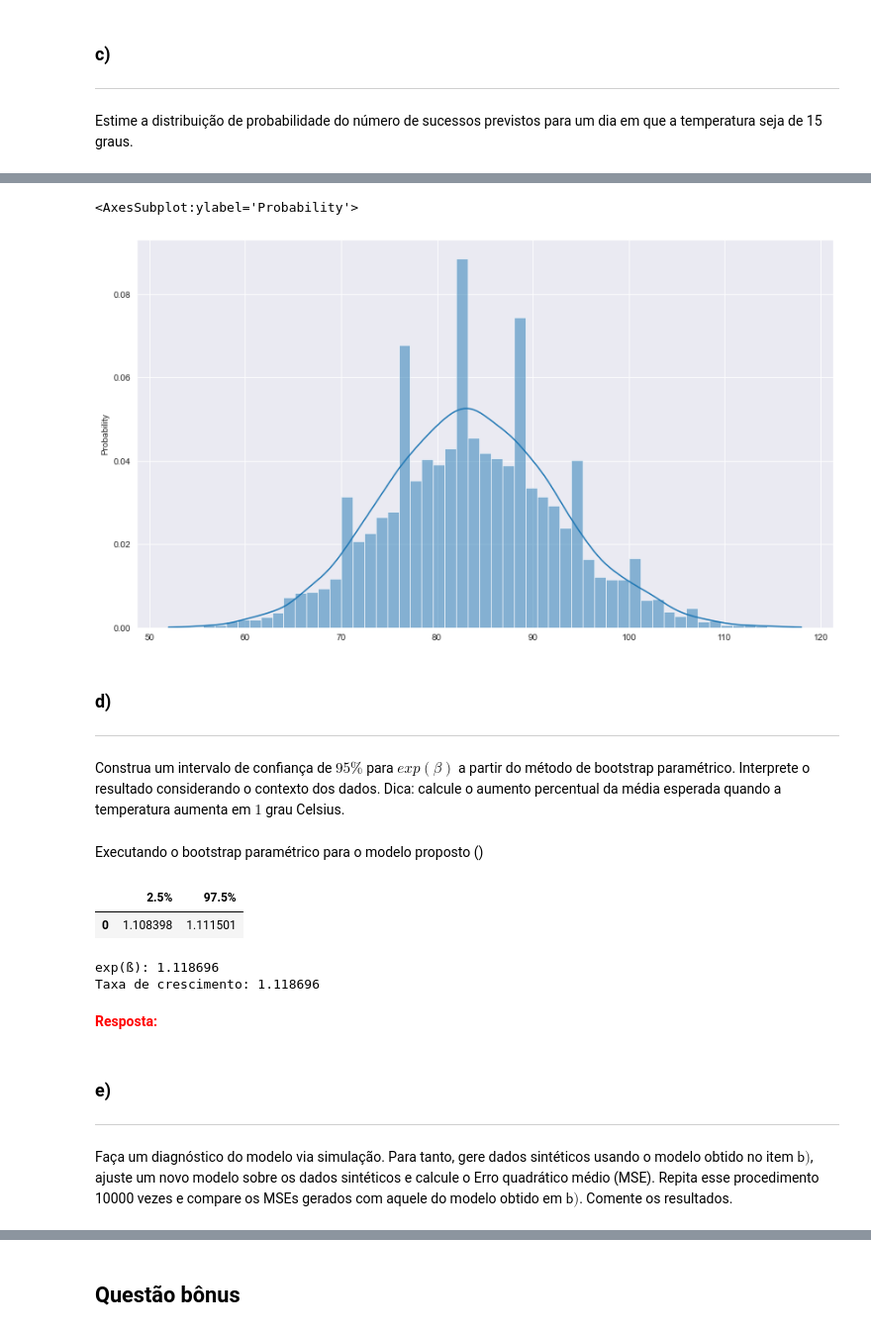
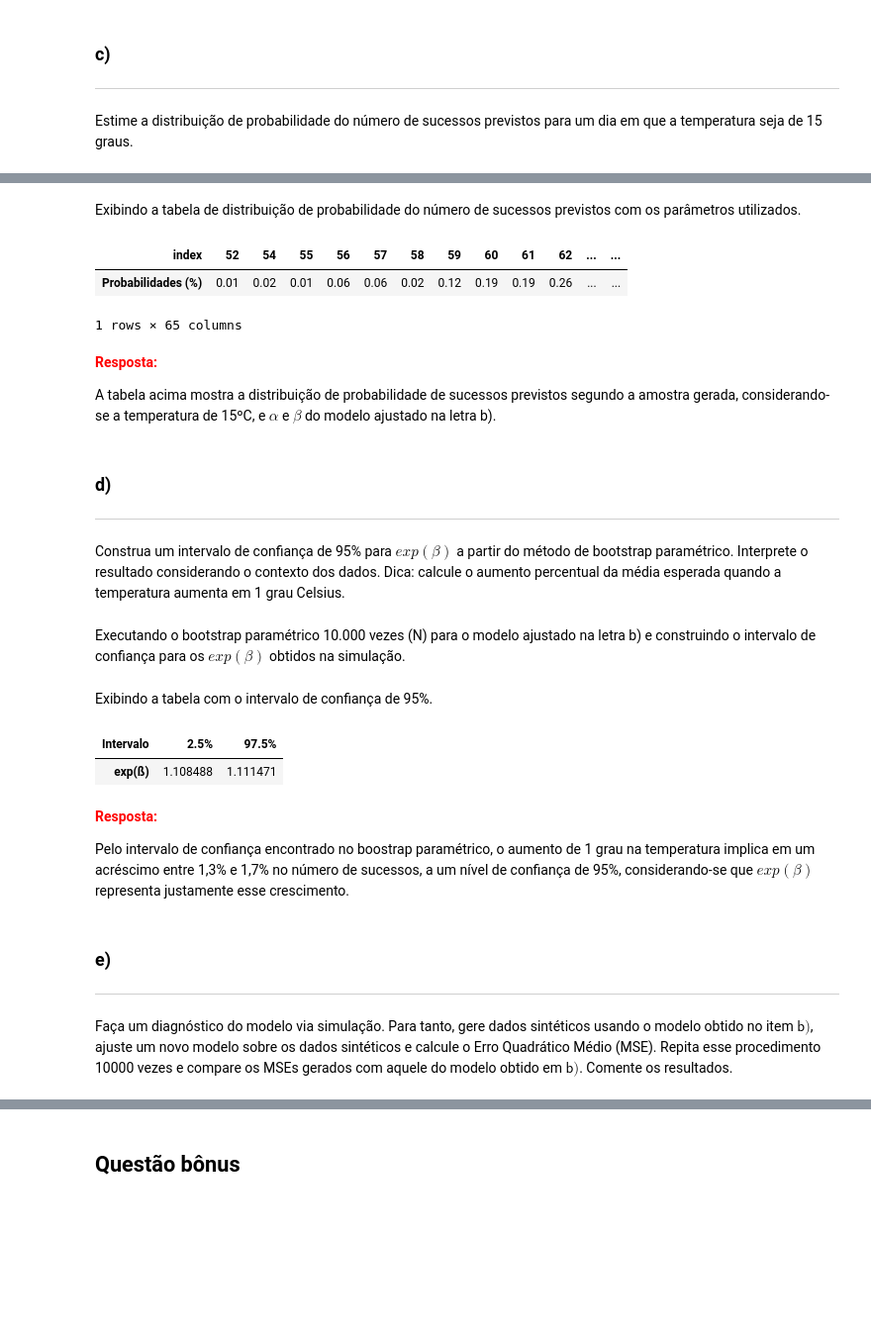
Before and after one commit to pauloceliojr/mcimd-listas, a Jupyter notebook: Lista 2/Lista_2.ipynb, the cells around one changed output, grey strips where cells are left out. Shown: that part at 99% size. Cells and saved outputs as stored; diff of their text form; code cells hidden in the pictures; blank space fills up the shorter version.

```diff
--- a/Lista 2/Lista_2.ipynb
+++ b/Lista 2/Lista_2.ipynb
@@ -27,6 +27,7 @@ import seaborn as sns
 # %%
 # Valor da semente padrão
 SEED = 42
+N = 10000
 # %% [markdown]
 **Montando o dataset da lista.**
 # %%
@@ -160,8 +161,8 @@ Obtenha o estimador de máxima verossimilhança de $\alpha$ e $\beta$ consideran
 # %% [markdown]
 Preparando os dados para utilização na função.
 # %%
-# dados_poisson = dados.groupby(["Data", "Temperatura"]).Sucessos.sum()
-dados_poisson = dados.query("Temperatura.isnull() != True")
+dados_poisson = dados.groupby(["Data", "Temperatura"]).Sucessos.sum()
+# dados_poisson = dados.query("Temperatura.isnull() != True")
 dados_poisson = pd.DataFrame(dados_poisson)
 dados_poisson.reset_index(inplace=True)
 # %% [markdown]
@@ -191,10 +190,11 @@ Lamba: 3.2813096042654366
 # %% [markdown]
 Comparando o resultado da maximização da função de log-verossimilhança com os valores de alfa e beta gerados pela biblioteca *statsmodels*.
 # %%
-modelo_poisson = smf.poisson(formula="Sucessos ~ Temperatura", data=dados_poisson)
-modelo_poisson_ajustado = modelo_poisson.fit()
+# Ajusta o modelo proposto
+modelo_poisson = smf.poisson(formula="Sucessos ~ Temperatura", data=dados_poisson).fit()
 
-print(f"α: {modelo_poisson_ajustado.params[0]:0.4f}")
-print(f"ß: {modelo_poisson_ajustado.params[1]:0.4f}")
+# Imprime os valores
+print(f"α: {modelo_poisson.params[0]:0.4f}")
+print(f"ß: {modelo_poisson.params[1]:0.4f}")
 # %% [output]
 Optimization terminated successfully.
@@ -239,49 +219,58 @@ Name: Sucessos_previstos, dtype: float64
-# %%
-ax = sns.histplot(amostra, kde=True, stat="probability")
-ax.figure.set_size_inches(14, 8)
-ax
-# %% [output]
-<AxesSubplot:ylabel='Probability'>
-[figure, removed]
+# %% [markdown]
+Exibindo a tabela de distribuição de probabilidade do número de sucessos previstos com os parâmetros utilizados.
+# %%
+distribuicao_prob = pd.DataFrame((amostra.value_counts(normalize=True) * 100), columns=["Probabilidades (%)"])
+distribuicao_prob.reset_index(inplace=True)
+distribuicao_prob = distribuicao_prob.pivot_table("index", columns="index")
+distribuicao_prob.rename_axis("Sucessos", axis=1)
+distribuicao_prob
+# %% [output]
+| index | 52 | 54 | 55 | 56 | 57 | 58 | 59 | 60 | 61 | 62 | ... | ... |
+| Probabilidades (%) | 0.01 | 0.02 | 0.01 | 0.06 | 0.06 | 0.02 | 0.12 | 0.19 | 0.19 | 0.26 | ... | ... |
+1 rows × 65 columns
+# %% [markdown]
+<font color='red'>**Resposta:**</font>
+
+A tabela acima mostra a distribuição de probabilidade de sucessos previstos segundo a amostra gerada, considerando-se a temperatura de 15ºC, e $\alpha$ e $\beta$ do modelo ajustado na letra b).
 # %% [markdown]
 ### d)
 
 ___
 
-Construa um intervalo de confiança de $95\%$ para $exp(\beta)$ a partir do método de bootstrap paramétrico. Interprete o resultado considerando o contexto dos dados. Dica: calcule o aumento percentual da média esperada quando a temperatura aumenta em $1$ grau Celsius.
+Construa um intervalo de confiança de 95% para $exp(\beta)$ a partir do método de bootstrap paramétrico. Interprete o resultado considerando o contexto dos dados. Dica: calcule o aumento percentual da média esperada quando a temperatura aumenta em 1 grau Celsius.
-# %% [markdown]
-Executando o bootstrap paramétrico para o modelo proposto ()
+# %% [markdown]
+Executando o bootstrap paramétrico 10.000 vezes (N) para o modelo ajustado na letra b) e construindo o intervalo de confiança para os $exp(\beta)$ obtidos na simulação.
 # %%
 lista_exp_beta = []
 
+# Define a variável independente para ajuste dos novos modelos
 X = sm.add_constant(dados_poisson.Temperatura)
-for _ in range(10000):
-    amostra_sucessos = poisson.rvs(mu=np.exp(emv_alfa + emv_beta * dados_poisson.Temperatura), size=dados_poisson.shape[0])
+# Define os lambdas baseados no modelo ajustado da letra b)
+lambdas_previstos = modelo_poisson.predict()
+for _ in range(N):
+    # Gera a amostra baseada nos parâmetros encontrados (bootstrap paramétrico)
+    amostra_sucessos = poisson.rvs(mu=lambdas_previstos, size=dados_poisson.shape[0])
+    # Ajusta o modelo da amostra, calcula exp(beta) com os parâmetros do novo modelo e armazena o valor
     modelo_amostra = sm.GLM(amostra_sucessos, X, family=sm.families.Poisson()).fit()
-
     lista_exp_beta.append(np.exp(modelo_amostra.params[1]))
+# %% [markdown]
+Exibindo a tabela com o intervalo de confiança de 95%.
 # %%
 ic_exp_beta = pd.DataFrame(np.percentile(lista_exp_beta, q=[0.025, 0.975]))
 ic_exp_beta = ic_exp_beta.pivot_table(0, columns=ic_exp_beta.index)
 ic_exp_beta.columns = ["2.5%", "97.5%"]
-ic_exp_beta
+ic_exp_beta.index = ["exp(ß)"]
+ic_exp_beta.rename_axis("Intervalo", axis=1)
 # %% [output]
-|  | 2.5% | 97.5% |
-| 0 | 1.108398 | 1.111501 |
+| Intervalo | 2.5% | 97.5% |
+| exp(ß) | 1.108488 | 1.111471 |
-# %%
-print(f"exp(ß): {np.exp(emv_beta):0.6f}")
-
-lambda_previsto_t = np.exp(emv_alfa + emv_beta * dados_poisson.Temperatura.iloc[0])
-lambda_previsto_t_mais_1 = np.exp(emv_alfa + emv_beta * (dados_poisson.Temperatura.iloc[0] + 1))
-print(f"Taxa de crescimento: {lambda_previsto_t_mais_1 / lambda_previsto_t:0.6f}")
-# %% [output]
-exp(ß): 1.118696
-Taxa de crescimento: 1.118696
-# %% [markdown]
-<font color='red'>**Resposta:**</font>
+# %% [markdown]
+<font color='red'>**Resposta:**</font>
+
+Pelo intervalo de confiança encontrado no boostrap paramétrico, o aumento de 1 grau na temperatura implica em um acréscimo entre 1,3% e 1,7% no número de sucessos, a um nível de confiança de 95%, considerando-se que $exp(\beta)$ representa justamente esse crescimento.
 # %% [markdown]
 ### e)
 
 ___
 
-Faça um diagnóstico do modelo via simulação. Para tanto, gere dados sintéticos usando o modelo obtido no item $\textsf{b)}$, ajuste um novo modelo sobre os dados sintéticos e calcule o Erro quadrático médio (MSE). Repita esse procedimento 10000 vezes e compare os MSEs gerados com aquele do modelo obtido em $\textsf{b)}$. Comente os resultados.
+Faça um diagnóstico do modelo via simulação. Para tanto, gere dados sintéticos usando o modelo obtido no item $\textsf{b)}$, ajuste um novo modelo sobre os dados sintéticos e calcule o Erro Quadrático Médio (MSE). Repita esse procedimento 10000 vezes e compare os MSEs gerados com aquele do modelo obtido em $\textsf{b)}$. Comente os resultados.
```
Also changed, not shown: parts of 22 cells of this notebook.
